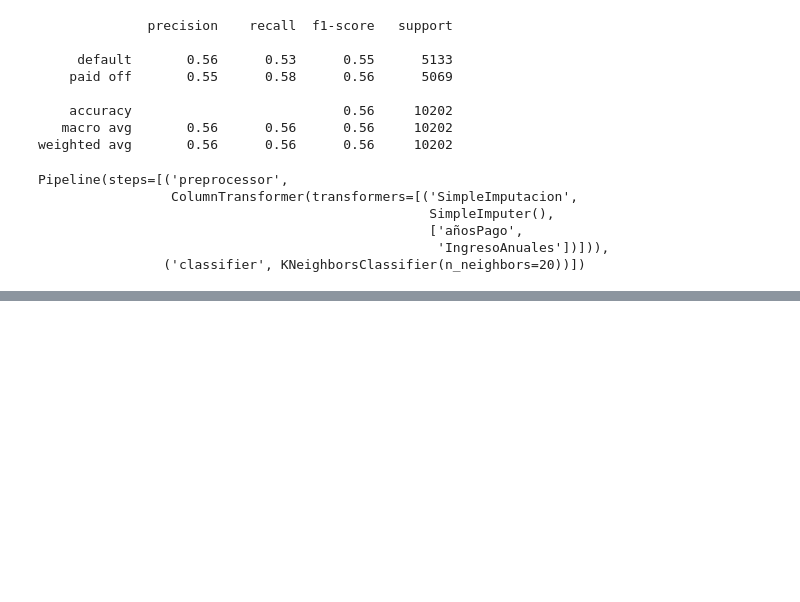
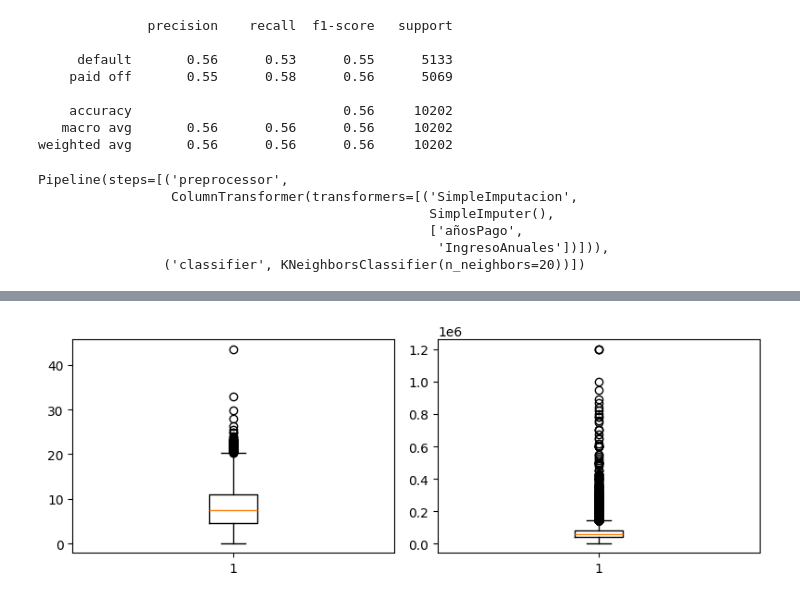
Before and after one commit to agustiniglesias99/numpyCienciaDeDatos, a Jupyter notebook: TP_EntregablePrestamos.ipynb, the cells around one changed output, grey strips where cells are left out. Saved outputs shown, nothing was run; the diff lists cells and outputs as text; code cells hidden in the pictures; blank space fills up the shorter version.

Commit message:
Add files via upload
Se agregó quita de Outliers y regresión logística y escalamiento. No se logra super 0.62 de recall y 0.65 de presición

```diff
--- a/TP_EntregablePrestamos.ipynb
+++ b/TP_EntregablePrestamos.ipynb
@@ -295,0 +327,20 @@ weighted avg       0.56      0.56      0.55     10202
+# %%
+bxColumns = ['RelacionCuotaDeuda','IngresoAnuales']
+fig, axs = plt.subplots(1, len(bxColumns), figsize=(8, 3))
+for c,i in zip(bxColumns, range(len(bxColumns))):
+    axs[i].boxplot(encoded_df[c])
+
+plt.tight_layout()
+plt.show()
+remove_outliers = True
+if remove_outliers:
+    for c in bxColumns:
+        if("float" in str(encoded_df.dtypes[c]) or "int" in str(encoded_df.dtypes[c])):
+            Q1 = encoded_df[c].quantile(0.25)
+            Q3 = encoded_df[c].quantile(0.75)
+            IQR = Q3-Q1
+            LI = Q1 - 1.5 * IQR
+            LS = Q3 + 1.5 * IQR
+            encoded_df = encoded_df[(df[c]<LS) & (df[c]>LI)]
+# %% [output]
+[figure, added]
```
Also changed, not shown: parts of 6 cells of this notebook.
